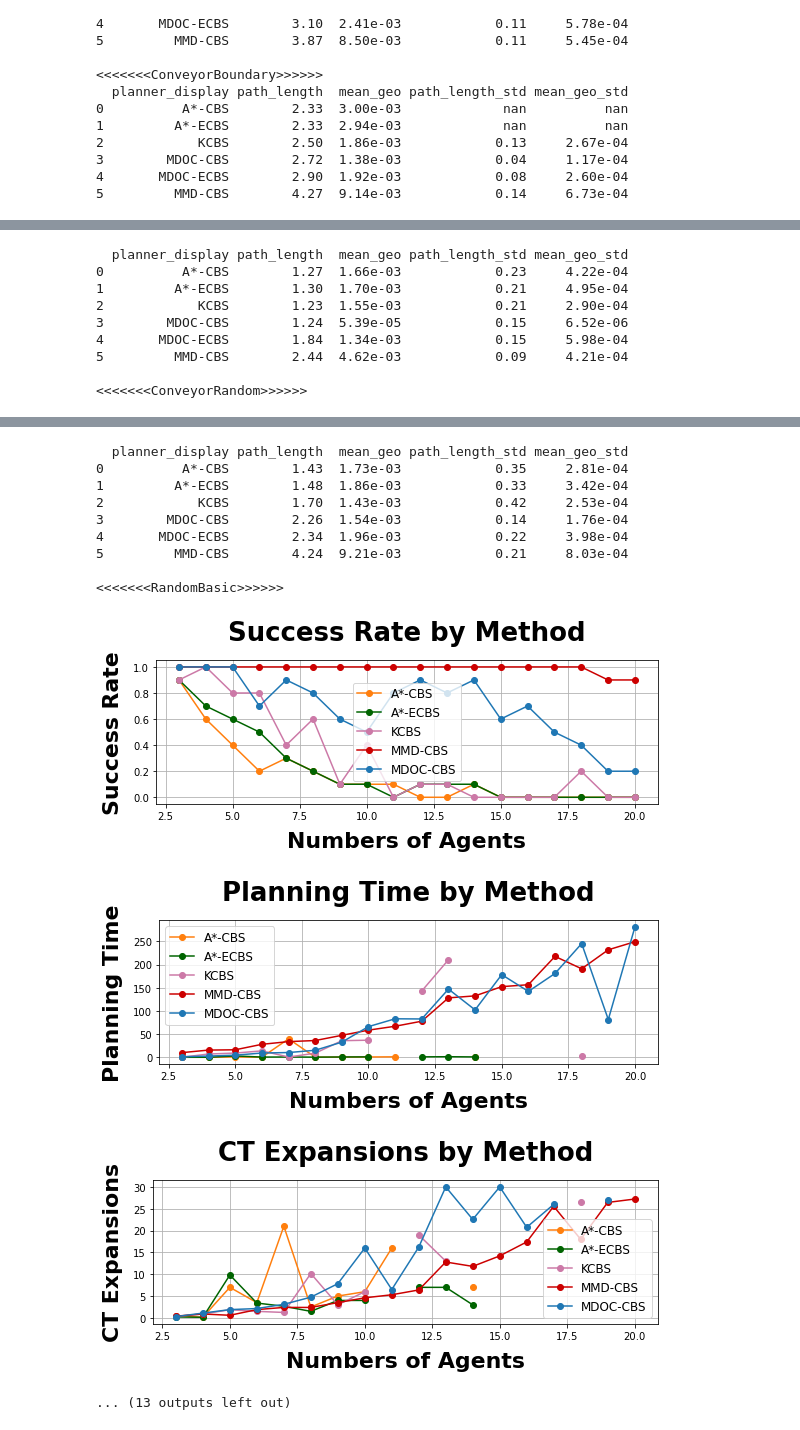
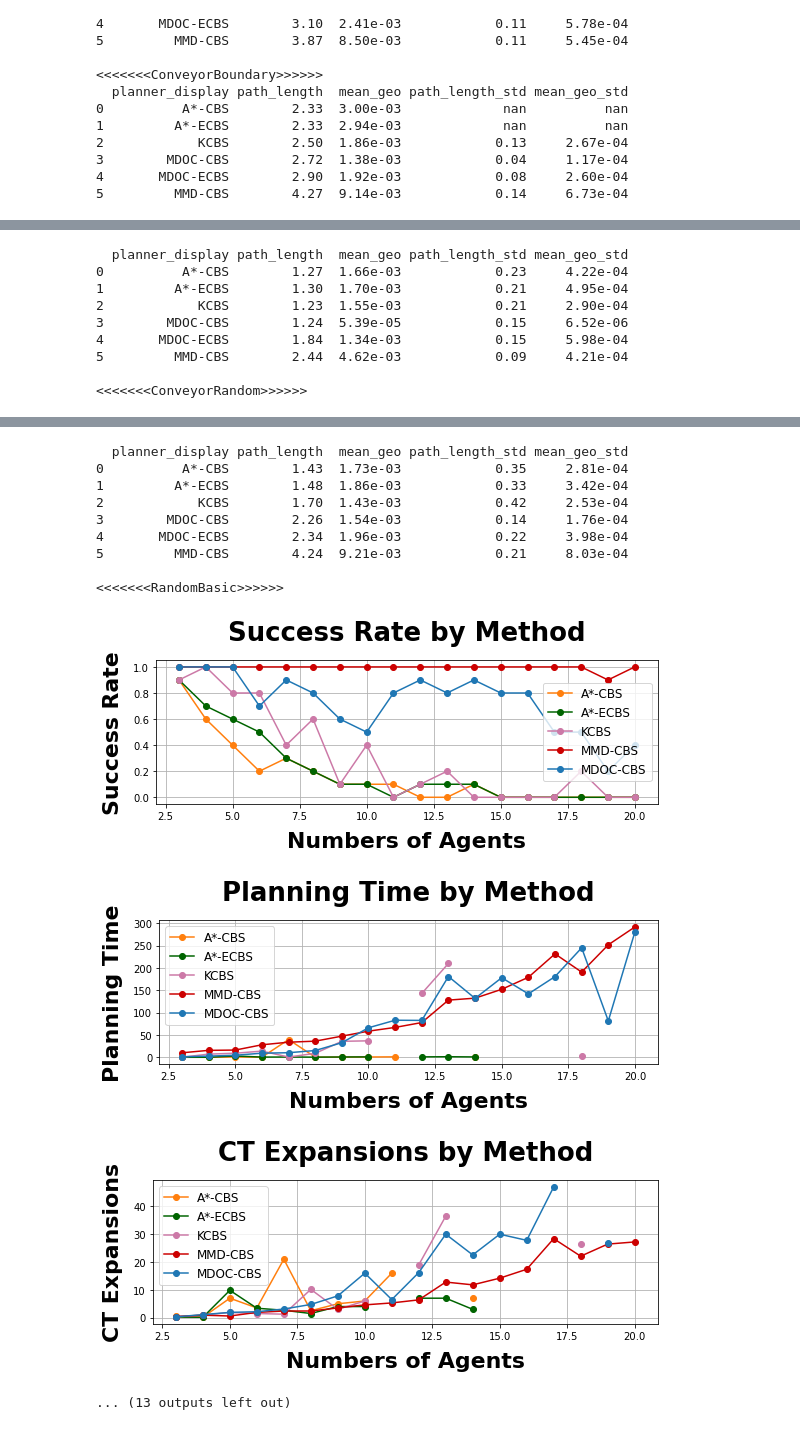
Before and after one commit to hhhhzl/mdoc, a Jupyter notebook: assets/notebooks.ipynb, the cells around one changed output, grey strips where cells are left out. Saved outputs shown, nothing was run; the diff lists cells and outputs as text; code cells hidden in the pictures.

```diff
--- a/assets/notebooks.ipynb
+++ b/assets/notebooks.ipynb
@@ -714,41 +714,41 @@ params = [
 #     {"env":["ConveyorCircle"], "ablation": False, "time_upper": 1000, "mdoc_baseline":"single_200_r"},
 #     {"env":["ConveyorBoundary"], "ablation": False, "time_upper": 1000, "mdoc_baseline":"single_200_r"},
     {"env":["ConveyorRandom"], "ablation": False, "time_upper": 1000, "mdoc_baseline":"single_200_r"},
-     {"env":["RandomBasic"], "ablation": False, "time_upper": 600, "mdoc_baseline":"single_128_r","methods":["A*-CBS", "A*-ECBS", "KCBS", "MMD-CBS", 'MDOC-CBS']},
-    {"env":["RandomBasic"], "ablation": True, "time_upper": 500, "mdoc_baseline":"single_128_r"},
+     {"env":["RandomBasic"], "ablation": False, "time_upper": 1000, "mdoc_baseline":"single_128_r","methods":["A*-CBS", "A*-ECBS", "KCBS", "MMD-CBS", 'MDOC-CBS']},
+    {"env":["RandomBasic"], "ablation": True, "time_upper": 1000, "mdoc_baseline":"single_128_r"},
     {"env":["RandomDense"], "ablation": False, "time_upper": 600, "mdoc_baseline":"single_100_r","methods":["A*-CBS", "A*-ECBS", "KCBS", "MMD-CBS"]},
     {"env":["RandomLarge"], "ablation": False, "time_upper": 600, "mdoc_baseline":"single_100_r","methods":["A*-CBS", "A*-ECBS", "KCBS"]},
 ]
 
 for para in params:
     main(**para)
 # %% [output]
 <<<<<<<EmptyRandom>>>>>>
 [figure]
 [figure]
 [figure]
   planner_display path_length  mean_geo path_length_std mean_geo_std
 0          A*-CBS        1.27  1.66e-03            0.23     4.22e-04
 1         A*-ECBS        1.30  1.70e-03            0.21     4.95e-04
 2            KCBS        1.23  1.55e-03            0.21     2.90e-04
 3        MDOC-CBS        1.24  5.39e-05            0.15     6.52e-06
 4       MDOC-ECBS        1.84  1.34e-03            0.15     5.98e-04
 5         MMD-CBS        2.44  4.62e-03            0.09     4.21e-04
 
 <<<<<<<ConveyorRandom>>>>>>
 [figure]
 [figure]
 [figure]
   planner_display path_length  mean_geo path_length_std mean_geo_std
 0          A*-CBS        1.43  1.73e-03            0.35     2.81e-04
 1         A*-ECBS        1.48  1.86e-03            0.33     3.42e-04
 2            KCBS        1.70  1.43e-03            0.42     2.53e-04
 3        MDOC-CBS        2.26  1.54e-03            0.14     1.76e-04
 4       MDOC-ECBS        2.34  1.96e-03            0.22     3.98e-04
 5         MMD-CBS        4.24  9.21e-03            0.21     8.03e-04
 
 <<<<<<<RandomBasic>>>>>>
-[figure, old version]
+[figure, new version]
-[figure, old version]
+[figure, new version]
-[figure, old version]
+[figure, new version]
 ... (13 outputs left out)
```
Also changed, not shown: 1 other file.
